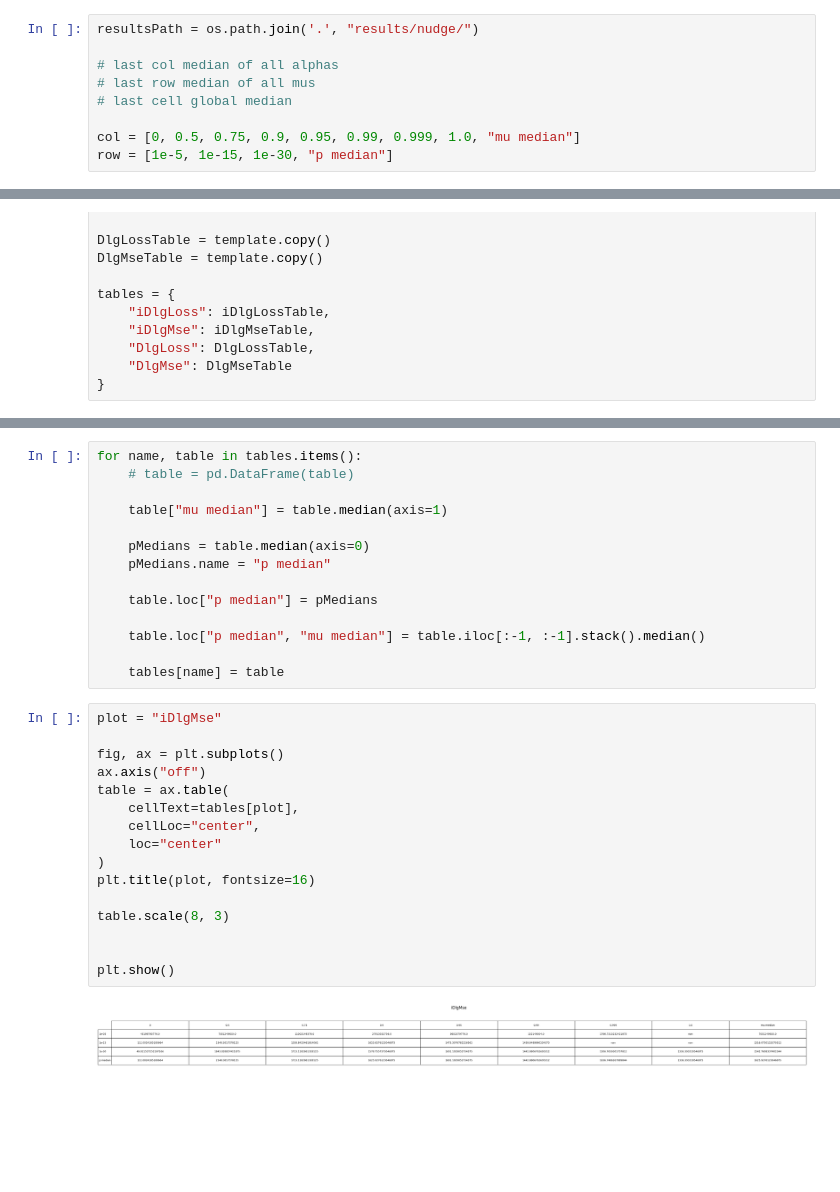
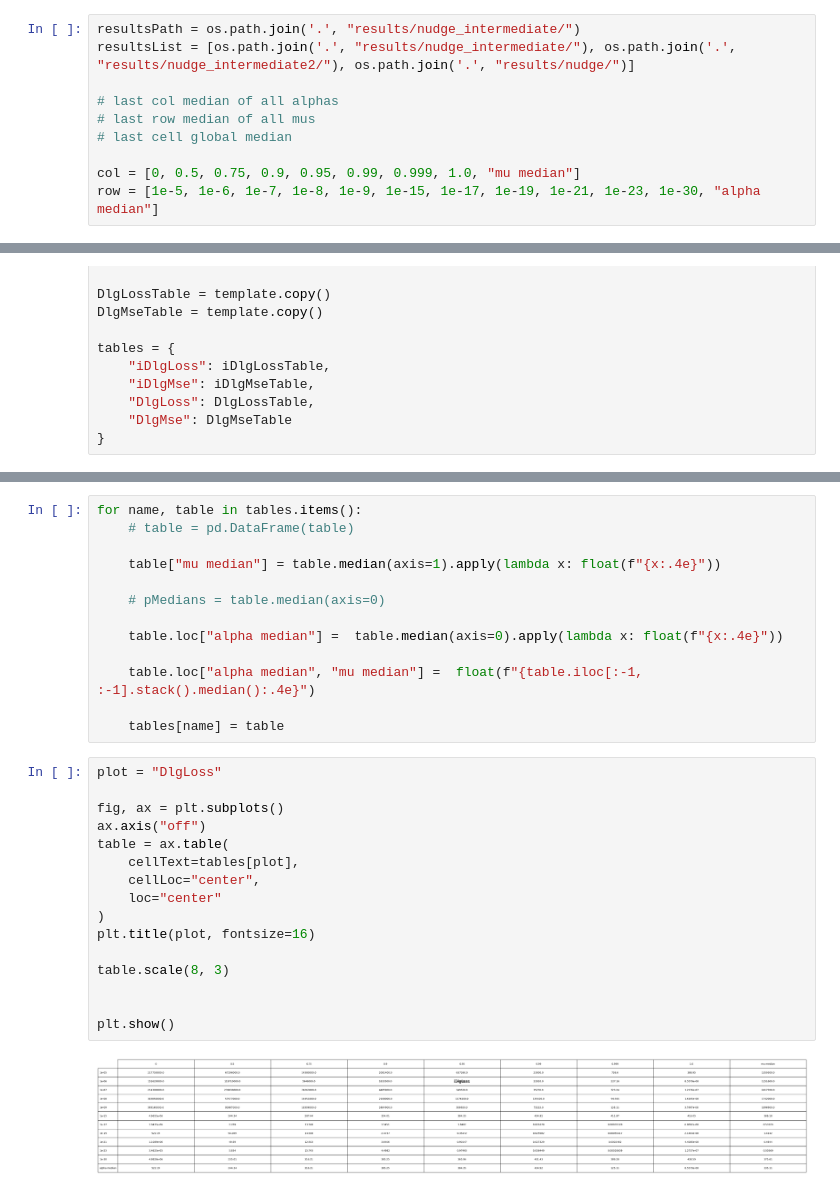
Before and after one commit to Teriyake4/DLG-on-DZ, a Jupyter notebook: test_results.ipynb, the cells around one changed output, grey strips where cells are left out. Saved outputs shown, nothing was run; the diff lists cells and outputs as text; blank space fills up the shorter version.

```diff
--- a/test_results.ipynb
+++ b/test_results.ipynb
@@ -6,14 +6,15 @@ import numpy as np
 
 from copy import deepcopy
 # %%
-resultsPath = os.path.join('.', "results/nudge/")
+resultsPath = os.path.join('.', "results/nudge_intermediate/")
+resultsList = [os.path.join('.', "results/nudge_intermediate/"), os.path.join('.', "results/nudge_intermediate2/"), os.path.join('.', "results/nudge/")]
 
 # last col median of all alphas
 # last row median of all mus
 # last cell global median
 
 col = [0, 0.5, 0.75, 0.9, 0.95, 0.99, 0.999, 1.0, "mu median"]
-row = [1e-5, 1e-15, 1e-30, "p median"]
+row = [1e-5, 1e-6, 1e-7, 1e-8, 1e-9, 1e-15, 1e-17, 1e-19, 1e-21, 1e-23, 1e-30, "alpha median"]
 # %%
 template = pd.DataFrame(np.nan, index=row, columns=col, dtype=float)
 
@@ -66,31 +50,30 @@ for folder in os.listdir(resultsPath):
 for name, table in tables.items():
     # table = pd.DataFrame(table)
 
-    table["mu median"] = table.median(axis=1)
+    table["mu median"] = table.median(axis=1).apply(lambda x: float(f"{x:.4e}"))
 
-    pMedians = table.median(axis=0)
-    pMedians.name = "p median"
+    # pMedians = table.median(axis=0)
 
-    table.loc["p median"] = pMedians
+    table.loc["alpha median"] =  table.median(axis=0).apply(lambda x: float(f"{x:.4e}"))
 
-    table.loc["p median", "mu median"] = table.iloc[:-1, :-1].stack().median()
+    table.loc["alpha median", "mu median"] =  float(f"{table.iloc[:-1, :-1].stack().median():.4e}")
 
     tables[name] = table
 # %%
-plot = "iDlgMse"
+plot = "DlgLoss"
 
 fig, ax = plt.subplots()
 ax.axis("off")
 table = ax.table(
     cellText=tables[plot],
     cellLoc="center",
     loc="center"
 )
 plt.title(plot, fontsize=16)
 
 table.scale(8, 3)
 
 
 plt.show()
 # %% [output]
-[figure, old version]
+[figure, new version]
```
Also changed, not shown: parts of 2 cells of this notebook.
